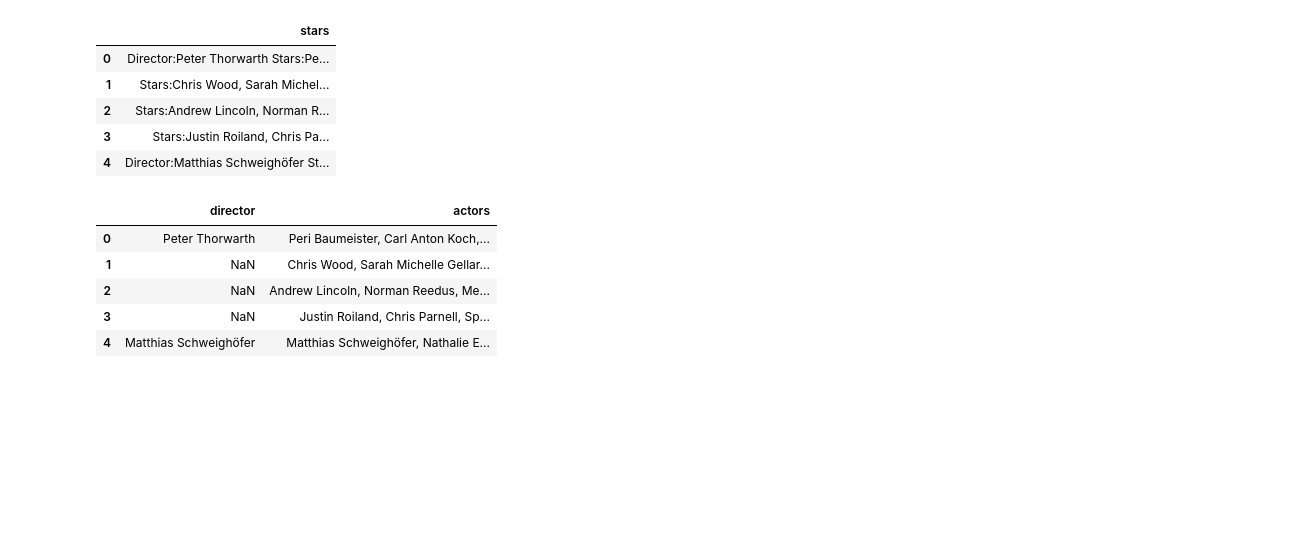
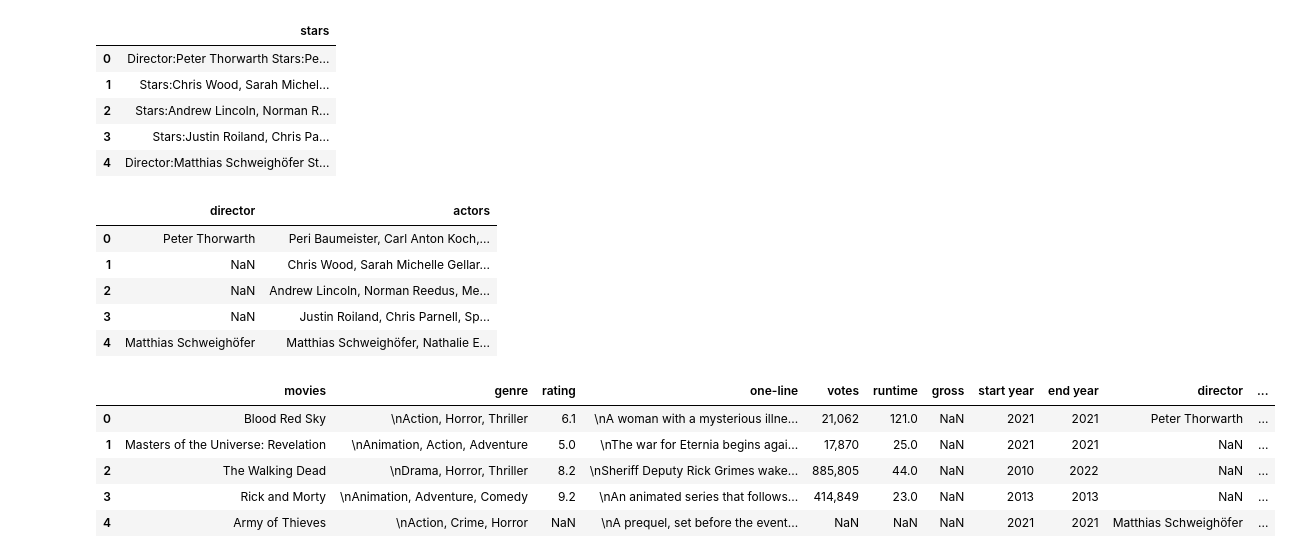
Before and after one commit to York-Solutions-B2E/Python_Lee_Khue, a Jupyter notebook: Python_york_B2E/Assignments/data-cleaning-assignment.ipynb, the cells around one changed output. Drawn from its saved outputs; the diff is of its cells as text; code cells hidden in the pictures; blank space fills up the shorter version.

```diff
--- a/Python_york_B2E/Assignments/data-cleaning-assignment.ipynb
+++ b/Python_york_B2E/Assignments/data-cleaning-assignment.ipynb
@@ -64,3 +64,14 @@ display(movies[['director', 'actors']].head())
 | 2 | NaN | Andrew Lincoln, Norman Reedus, Me... |
 | 3 | NaN | Justin Roiland, Chris Parnell, Sp... |
 | 4 | Matthias Schweighöfer | Matthias Schweighöfer, Nathalie E... |
+# %%
+#dropping year and stars columns
+movies.drop(columns=["year", "stars"], inplace=True)
+movies.head()
+# %% [output]
+|  | movies | genre | rating | one-line | votes | runtime | gross | start year | end year | director | ... |
+| 0 | Blood Red Sky | \nAction, Horror, Thriller | 6.1 | \nA woman with a mysterious illne... | 21,062 | 121.0 | NaN | 2021 | 2021 | Peter Thorwarth | ... |
+| 1 | Masters of the Universe: Revelation | \nAnimation, Action, Adventure | 5.0 | \nThe war for Eternia begins agai... | 17,870 | 25.0 | NaN | 2021 | 2021 | NaN | ... |
+| 2 | The Walking Dead | \nDrama, Horror, Thriller | 8.2 | \nSheriff Deputy Rick Grimes wake... | 885,805 | 44.0 | NaN | 2010 | 2022 | NaN | ... |
+| 3 | Rick and Morty | \nAnimation, Adventure, Comedy | 9.2 | \nAn animated series that follows... | 414,849 | 23.0 | NaN | 2013 | 2013 | NaN | ... |
+| 4 | Army of Thieves | \nAction, Crime, Horror | NaN | \nA prequel, set before the event... | NaN | NaN | NaN | 2021 | 2021 | Matthias Schweighöfer | ... |
```
Also changed, not shown: parts of 3 cells of this notebook, 7 other files.
